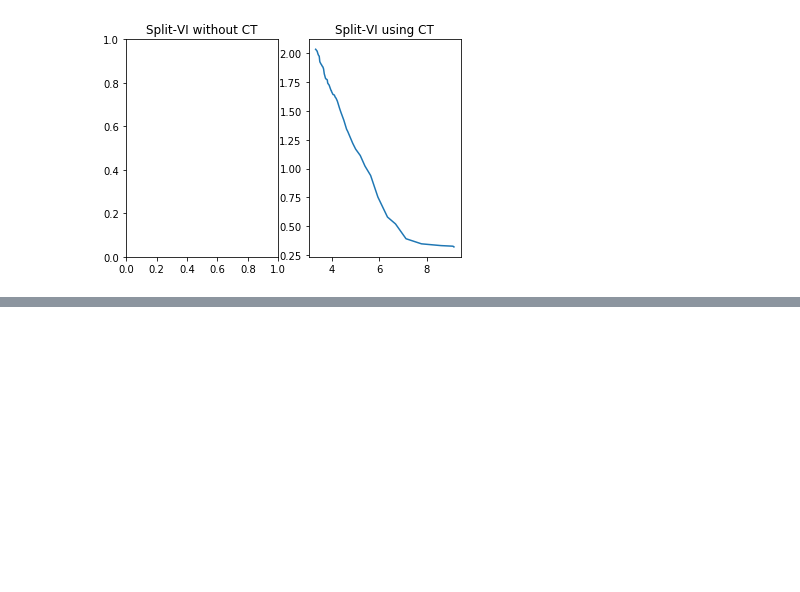
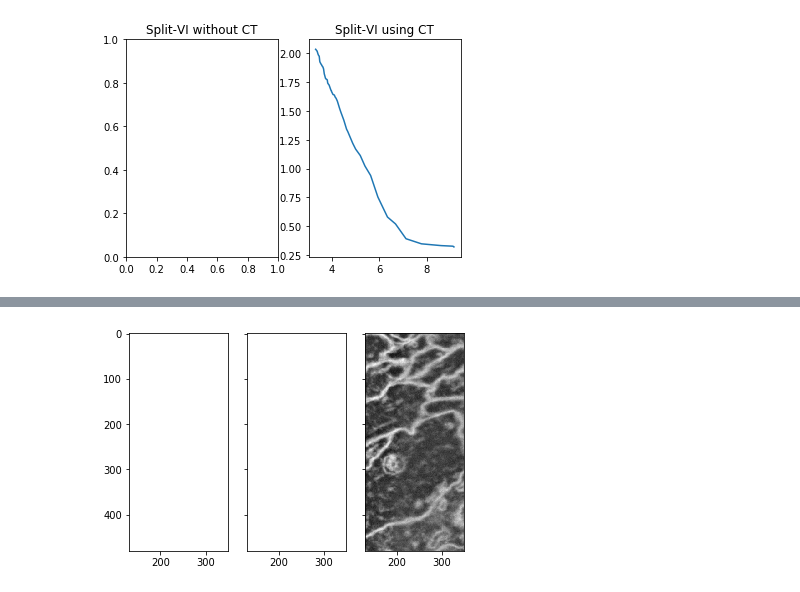
Before and after one commit to JohnnyTeutonic/view_all, a Jupyter notebook: split_vi_notebook.ipynb, the cells around one changed output, grey strips where cells are left out. Saved outputs shown, nothing was run; the diff lists cells and outputs as text; code cells hidden in the pictures; blank space fills up the shorter version.

```diff
--- a/split_vi_notebook.ipynb
+++ b/split_vi_notebook.ipynb
@@ -372,0 +342,10 @@ viz.imshow_rand(ws_larger_water[0], alpha=0.4, axis=ax)
+# %%
+fig, ax = plt.subplots(nrows=1, ncols=3, sharex=True, sharey=True)
+ax[0].plot(split_vi_array_2[:, 0], split_vi_array_2[:, 1])
+target_segs = np.argsort(np.bincount(seg_stack_large_2[9].astype(int).ravel()))[-10:]
+ax[1].plot(split_vi_array_2.sum(axis=1))
+ax[2].imshow(raw_larger_2[0], alpha=1, cmap='gray')
+for axes in ax:
+    axes.set_aspect(1)
+# %% [output]
+[figure, added]
```
Also changed, not shown: parts of 24 cells of this notebook.
